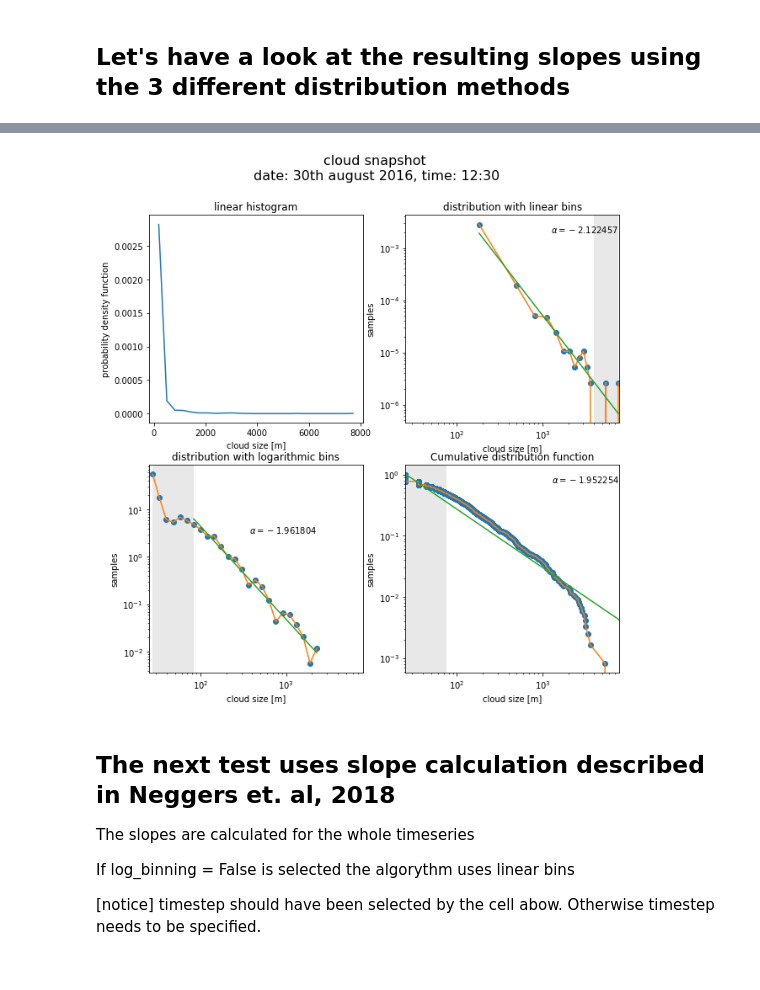
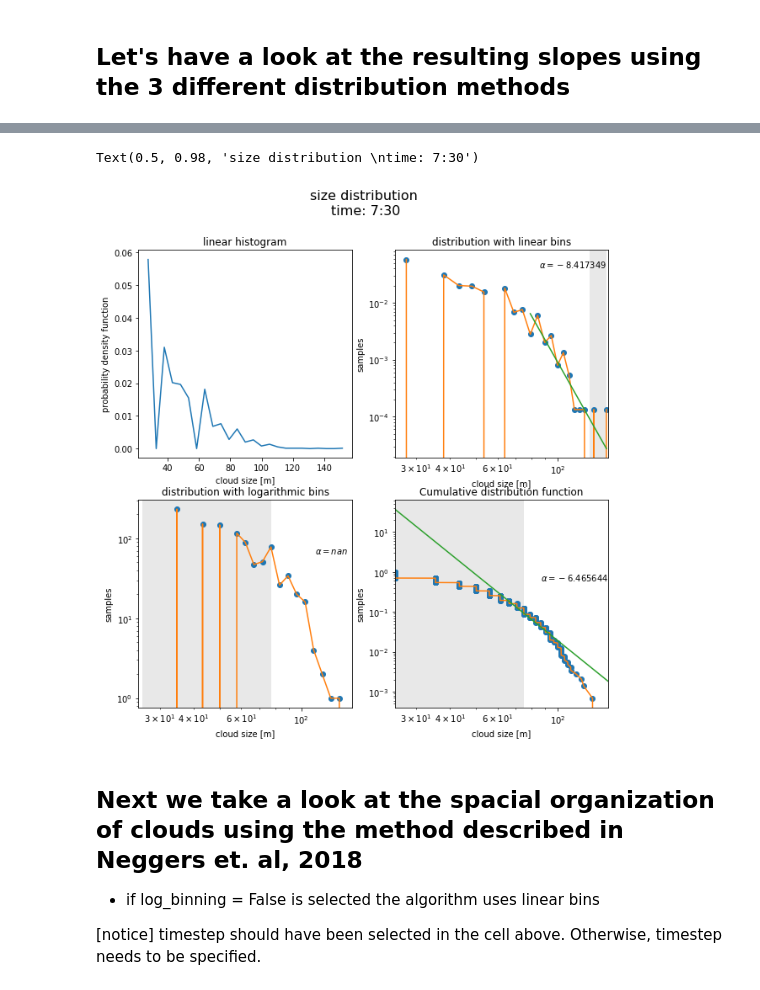
Before and after one commit to tillvondenhoff/SHK_project, a Jupyter notebook: cloudAnalysis.ipynb, the cells around one changed output, grey strips where cells are left out. Cells and saved outputs as stored; diff of their text form; code cells hidden in the pictures.

```diff
--- a/cloudAnalysis.ipynb
+++ b/cloudAnalysis.ipynb
@@ -134,8 +141,10 @@ reload(cloud_and_plumes_slopes)
 import matplotlib.pyplot as plt
 from random import random
 
-hist_bins = 25       #number of bins used for the histogram
+
+hist_bins   = 25       #number of bins used for the histogram
 buffer_size = .5     #buffer_size given as a percentage of the full domain's length
+
 
 colors = [(0.5,0.5,0.5)] + [(random(),random(),random()) for i in range(1000)]
 random_cmap = matplotlib.colors.LinearSegmentedColormap.from_list('random_cmap', colors, N=1000)
@@ -145,19 +154,13 @@ for i in range(len(slope_log)):
     if np.isnan(slope_log[i]):
         absolute.append(slope_log[i])
     else:
-        absolute.append(np.abs(slope_log[i]-slope_com[i]))
+        absolute.append(np.abs(slope_log[i]-slope_cum[i]))
 
-timestep = 9 #np.nanargmax(absolute)+len(cloud_data.variables['time'][:])-len(time)
-
-print ('min:',np.nanmin(absolute),'at pos',np.nanargmin(absolute)+len(cloud_data.variables['time'][:])-len(time))
-print ('max:',np.nanmax(absolute),'at pos',np.nanargmax(absolute)+len(cloud_data.variables['time'][:])-len(time))
-
-print ('slopes:',slope_log[timestep-len(cloud_data.variables['time'][:])+len(time)], slope_com[timestep-len(cloud_data.variables['time'][:])+len(time)])
-print ('timestep:',timestep,'[',timestep-len(cloud_data.variables['time'][:])+len(time),']')
+timestep = np.nanargmax(absolute)+len(cloud_data.variables['time'][:])-len(time)
 
 # marks everything above ref_min as a cloud
 cloud_2D_mask = np.zeros_like(cloud_data.variables['ql'][timestep,:,:])
-cloud_2D_mask[cloud_data.variables['ql'][timestep,:,:] > thresh] = 1
+cloud_2D_mask[cloud_data.variables['ql'][timestep,:,:] > ref_min] = 1
 
 # calculates how many clouds exist in cloud_2D_mask, returns total number of clouds
 labeled_clouds, A_buf, n_buffer, cloud_center_x, cloud_center_y, cloud_pixels = cluster_2D(cloud_2D_mask,buffer_size)
@@ -172,7 +175,7 @@ plt.xscale('log')
 
 masked_clouds = np.ma.masked_where(labeled_clouds<1,labeled_clouds)
 fig,ax = plt.subplots(1,2,figsize=(20,10))
-fig.suptitle('cloud snapshot \ndate: 30th august 2016, time: 10:30', fontsize=16)
+fig.suptitle('cloud snapshot \ntime: %s' %time_labels[timestep], fontsize=16)
 
 im1  =ax[0].imshow(cloud_2D_mask)
 im1  =ax[1].imshow(masked_clouds,cmap=random_cmap)
@@ -204,17 +203,16 @@ from cloud_and_plumes_slopes import *
 reload(cloud_and_plumes_slopes)
 import matplotlib.pyplot as plt
 
-timestep = 13
-thresh = 1e-6
+#timestep = 10
+
+ref_min   = 1e-6
 min_pixel = 9
-bin_n = 25
-bin_min = 25
-bin_max = 2500
-show_plt = True
+n_bins    = 25
+bin_min   = 5
+bin_max   = 500
+show_plt  = True
 
-fig,m1,m2,m3 = cloud_size_dist('ql',timestep,bin_n,bin_min,bin_max,thresh,cloud_data,min_pixel,show_plt)
-fig.suptitle('cloud snapshot \ndate: 30th august 2016, time: 12:30', fontsize=16)
-plt.savefig('cloud_slopes_4rer_ts%i_20160830.pdf'%timestep,bbox_inches='tight')
-
-print('timestep',timestep)
+fig,m1,m2,m3 = cloud_size_dist('ql',timestep,n_bins,bin_min,bin_max,ref_min,cloud_data,min_pixel,show_plt)
+fig.suptitle('size distribution \ntime: %s' %time_labels[timestep], fontsize=16)
+#plt.savefig('cloud_slopes_4rer_time_%i.pdf'%time_labels[timestep],bbox_inches='tight')
 # %% [output]
@@ -226,12 +225,11 @@ Wall time: 2.15 s
+Text(0.5, 0.98, 'size distribution \ntime: 7:30')
-[figure, old version]
+[figure, new version]
 # %% [markdown]
-The next test uses slope calculation described in Neggers et. al, 2018
+Next we take a look at the spacial organization of clouds using the method described in Neggers et. al, 2018
 -
-The slopes are calculated for the whole timeseries
+- if log_binning = False is selected the algorithm uses linear bins
 
-If log_binning = False is selected the algorythm uses linear bins
-
-[notice] timestep should have been selected by the cell abow. Otherwise timestep needs to be specified.
+[notice] timestep should have been selected in the cell above. Otherwise, timestep needs to be specified.
 # %%
 %%time
 import numpy as np
```
Also changed, not shown: parts of 13 cells of this notebook.
